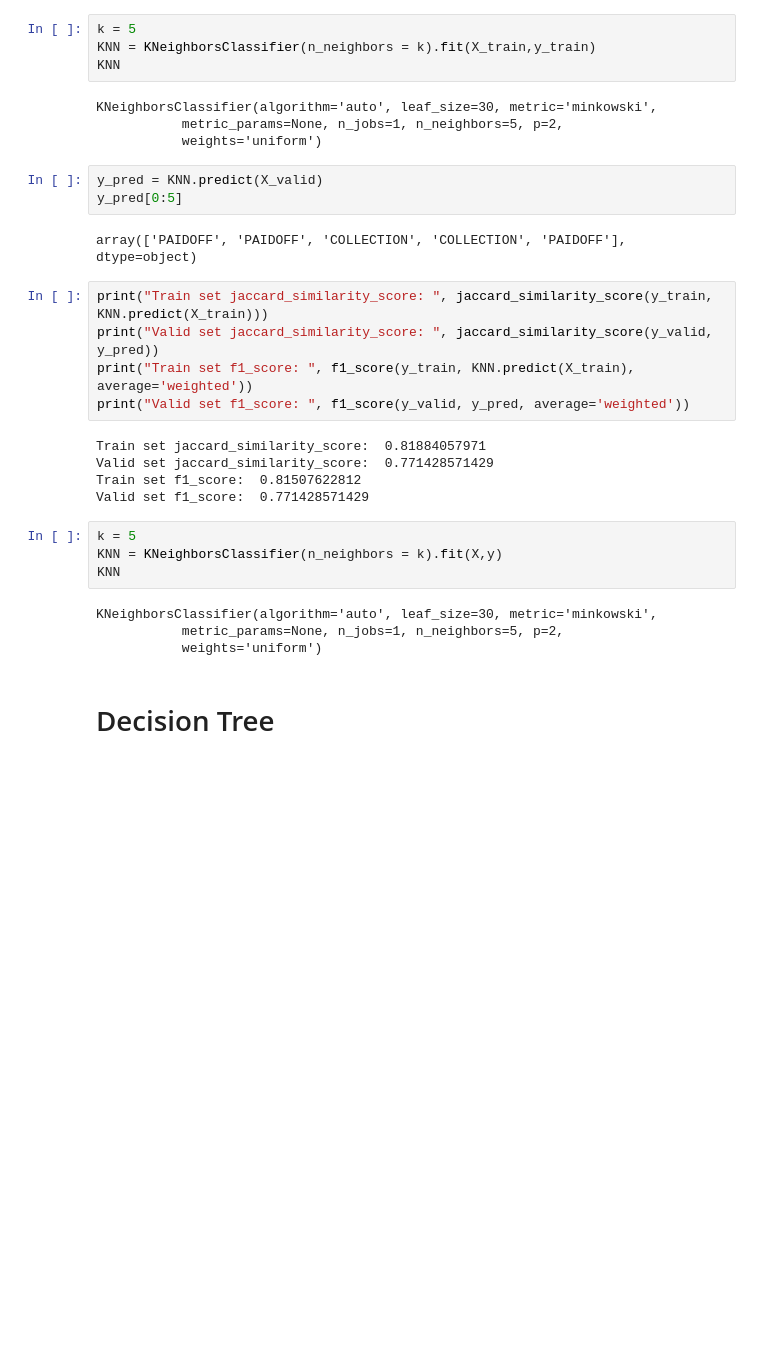
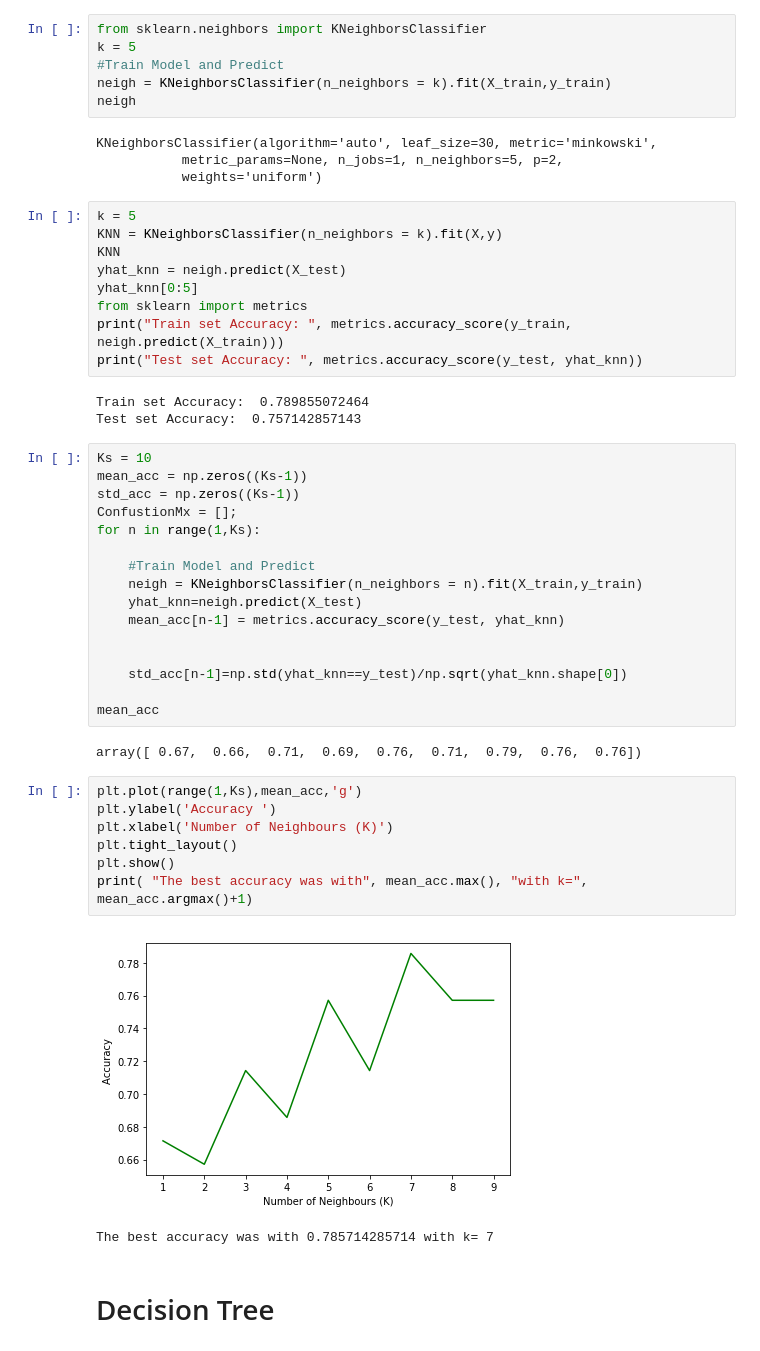
Before and after one commit to MaaniSam/Coursera-ML-Python, a Jupyter notebook: Loan payoff predictor classifier.ipynb, the cells around one changed output. Saved outputs shown, nothing was run; the diff lists cells and outputs as text; blank space fills up the shorter version.

```diff
--- a/Loan payoff predictor classifier.ipynb
+++ b/Loan payoff predictor classifier.ipynb
@@ -284,33 +280,52 @@ from sklearn.neighbors import KNeighborsClassifier
 # %%
+from sklearn.neighbors import KNeighborsClassifier
 k = 5
-KNN = KNeighborsClassifier(n_neighbors = k).fit(X_train,y_train)
-KNN
+#Train Model and Predict
+neigh = KNeighborsClassifier(n_neighbors = k).fit(X_train,y_train)
+neigh
 # %% [output]
 KNeighborsClassifier(algorithm='auto', leaf_size=30, metric='minkowski',
            metric_params=None, n_jobs=1, n_neighbors=5, p=2,
            weights='uniform')
-# %%
-y_pred = KNN.predict(X_valid)
-y_pred[0:5]
-# %% [output]
-array(['PAIDOFF', 'PAIDOFF', 'COLLECTION', 'COLLECTION', 'PAIDOFF'], dtype=object)
-# %%
-print("Train set jaccard_similarity_score: ", jaccard_similarity_score(y_train, KNN.predict(X_train)))
-print("Valid set jaccard_similarity_score: ", jaccard_similarity_score(y_valid, y_pred))
-print("Train set f1_score: ", f1_score(y_train, KNN.predict(X_train), average='weighted'))
-print("Valid set f1_score: ", f1_score(y_valid, y_pred, average='weighted'))
-# %% [output]
-Train set jaccard_similarity_score:  0.81884057971
-Valid set jaccard_similarity_score:  0.771428571429
-Train set f1_score:  0.81507622812
-Valid set f1_score:  0.771428571429
-# %%
-k = 5
-KNN = KNeighborsClassifier(n_neighbors = k).fit(X,y)
-KNN
-# %% [output]
-KNeighborsClassifier(algorithm='auto', leaf_size=30, metric='minkowski',
-           metric_params=None, n_jobs=1, n_neighbors=5, p=2,
-           weights='uniform')
+# %%
+k = 5
+KNN = KNeighborsClassifier(n_neighbors = k).fit(X,y)
+KNN
+yhat_knn = neigh.predict(X_test)
+yhat_knn[0:5]
+from sklearn import metrics
+print("Train set Accuracy: ", metrics.accuracy_score(y_train, neigh.predict(X_train)))
+print("Test set Accuracy: ", metrics.accuracy_score(y_test, yhat_knn))
+# %% [output]
+Train set Accuracy:  0.789855072464
+Test set Accuracy:  0.757142857143
+# %%
+Ks = 10
+mean_acc = np.zeros((Ks-1))
+std_acc = np.zeros((Ks-1))
+ConfustionMx = [];
+for n in range(1,Ks):
+
+    #Train Model and Predict
+    neigh = KNeighborsClassifier(n_neighbors = n).fit(X_train,y_train)
+    yhat_knn=neigh.predict(X_test)
+    mean_acc[n-1] = metrics.accuracy_score(y_test, yhat_knn)
+
+
+    std_acc[n-1]=np.std(yhat_knn==y_test)/np.sqrt(yhat_knn.shape[0])
+
+mean_acc
+# %% [output]
+array([ 0.67,  0.66,  0.71,  0.69,  0.76,  0.71,  0.79,  0.76,  0.76])
+# %%
+plt.plot(range(1,Ks),mean_acc,'g')
+plt.ylabel('Accuracy ')
+plt.xlabel('Number of Neighbours (K)')
+plt.tight_layout()
+plt.show()
+print( "The best accuracy was with", mean_acc.max(), "with k=", mean_acc.argmax()+1)
+# %% [output]
+[figure, added]
+The best accuracy was with 0.785714285714 with k= 7
 # %% [markdown]
 # Decision Tree
```
Also changed, not shown: parts of 27 cells of this notebook.
